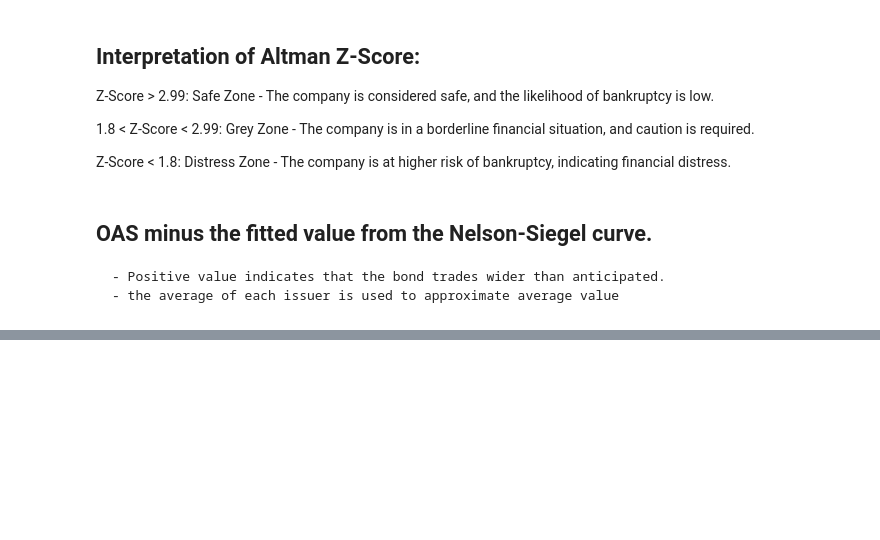
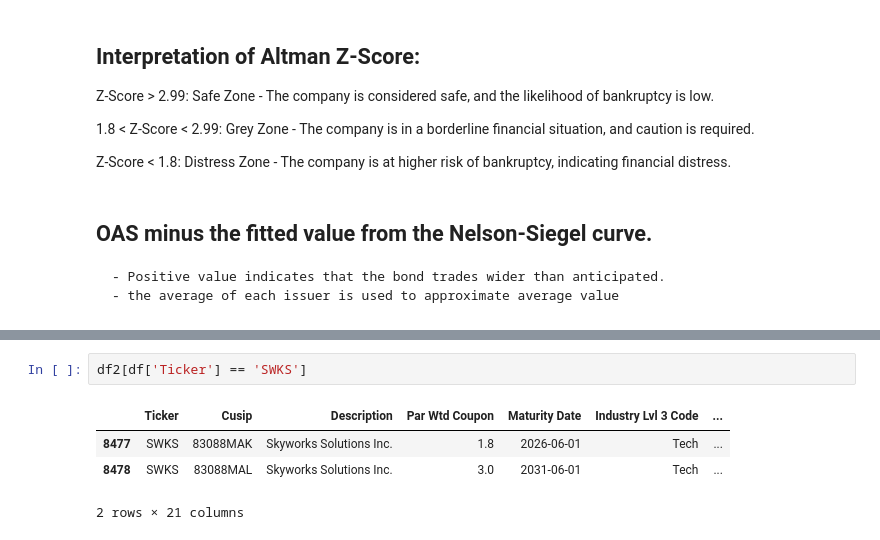
Before and after one commit to thestockman27/Credit-Project, a Jupyter notebook: Credit Model.ipynb, the cells around one changed output, grey strips where cells are left out. Cells and saved outputs as stored; diff of their text form; blank space fills up the shorter version.

```diff
--- a/Credit Model.ipynb
+++ b/Credit Model.ipynb
@@ -305,0 +318,7 @@ df
+# %%
+df2[df['Ticker'] == 'SWKS']
+# %% [output]
+|  | Ticker | Cusip | Description | Par Wtd Coupon | Maturity Date | Industry Lvl 3 Code | ... |
+| 8477 | SWKS | 83088MAK | Skyworks Solutions Inc. | 1.8 | 2026-06-01 | Tech | ... |
+| 8478 | SWKS | 83088MAL | Skyworks Solutions Inc. | 3.0 | 2031-06-01 | Tech | ... |
+2 rows × 21 columns
```
Also changed, not shown: parts of 13 cells of this notebook, 1 other file.
